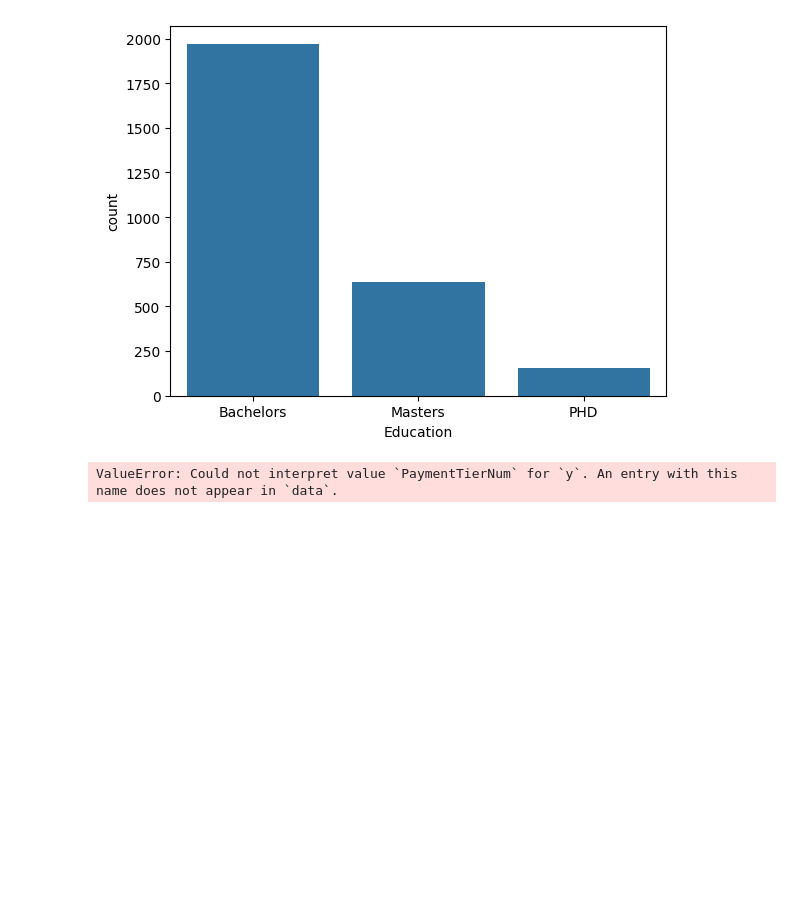
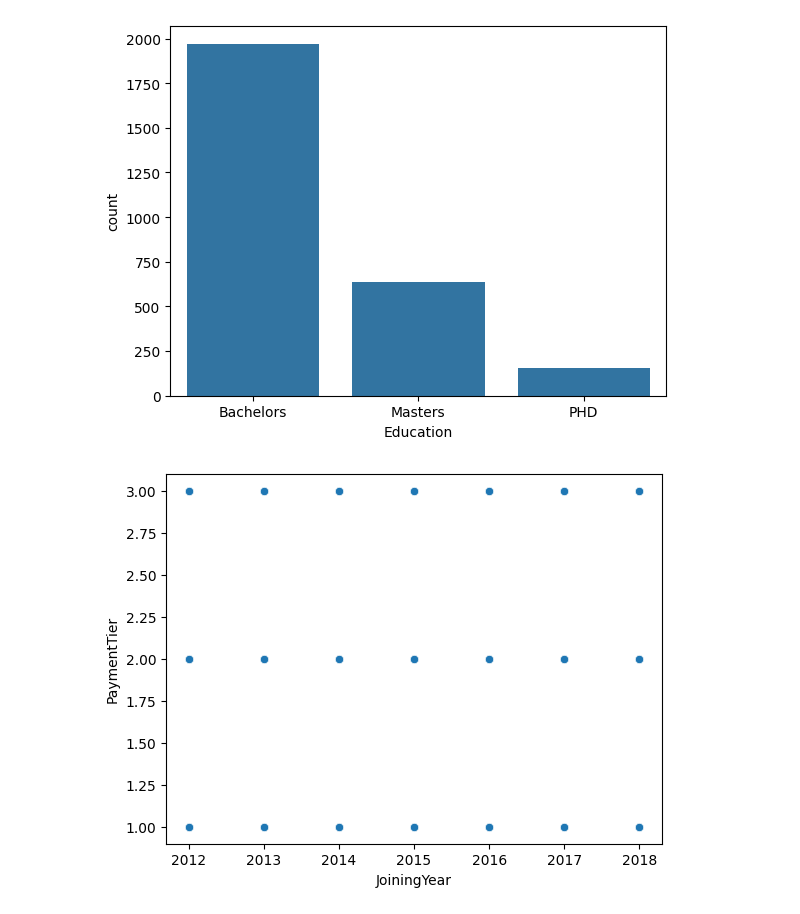
Before and after one commit to AmaanKhan111/Team-buddy, a Jupyter notebook: Project 2 Pandas/notebook/pandas1.ipynb, the cells around one changed output. Drawn from its saved outputs; the diff is of its cells as text; code cells hidden in the pictures; blank space fills up the shorter version.

```diff
--- a/Project 2 Pandas/notebook/pandas1.ipynb
+++ b/Project 2 Pandas/notebook/pandas1.ipynb
@@ -352,9 +352,9 @@ sns.countplot(x = "Education",data = report)
 # %%
 report["JoiningYear"].corr(report['PaymentTier'])
 import seaborn as sns
 import matplotlib.pyplot as plt
 
-sns.scatterplot(x='JoiningYear', y='PaymentTierNum', data=report)
+sns.scatterplot(x='JoiningYear', y='PaymentTier', data=report)
 plt.show()
 # %% [output]
-ValueError: Could not interpret value `PaymentTierNum` for `y`. An entry with this name does not appear in `data`.
+[figure, added]
```
Also changed, not shown: parts of 13 cells of this notebook.
